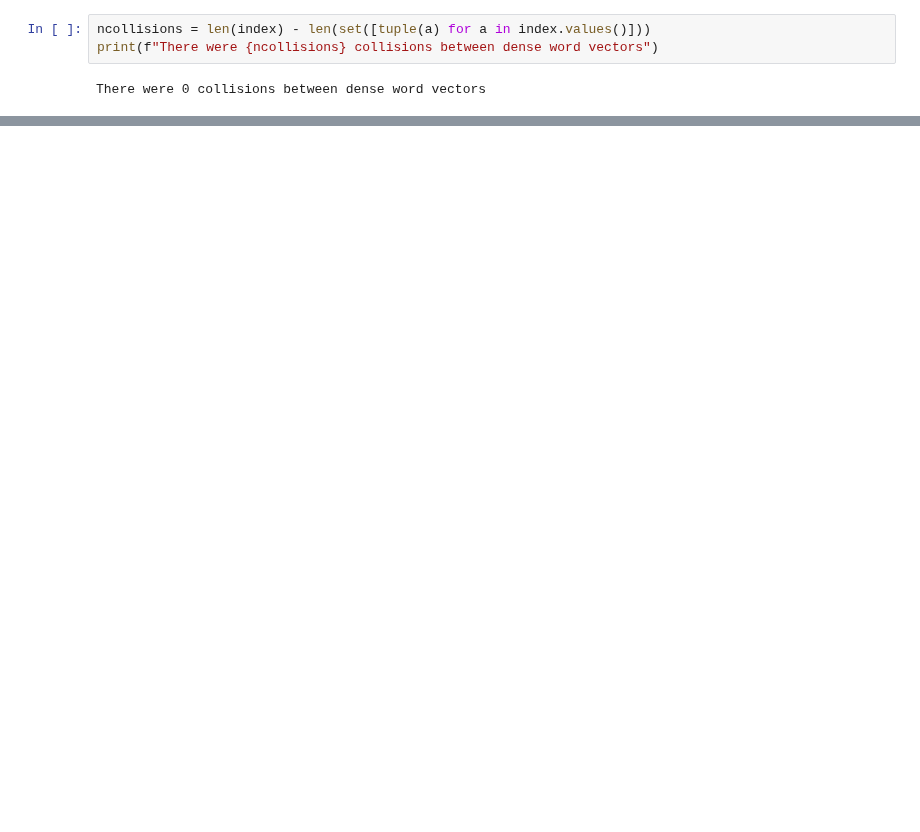
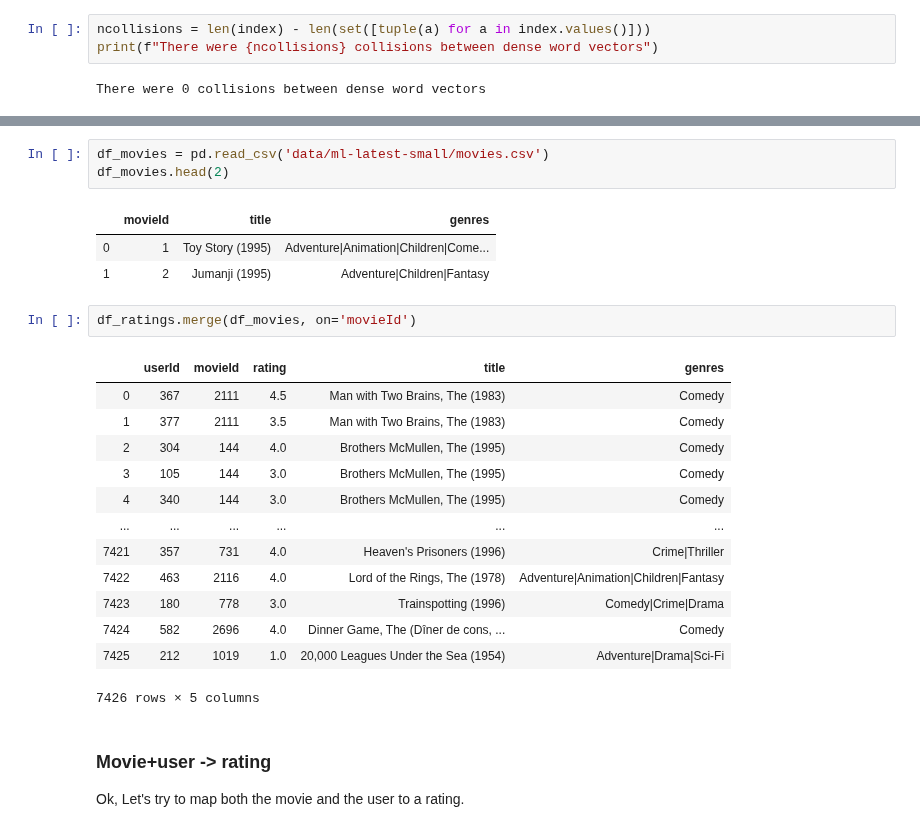
Before and after one commit to parrt/playdl, a Jupyter notebook: mnist/notebooks/word-embeddings.ipynb, the cells around one changed output, grey strips where cells are left out. Drawn from its saved outputs; the diff is of its cells as text; blank space fills up the shorter version.

```diff
--- a/mnist/notebooks/word-embeddings.ipynb
+++ b/mnist/notebooks/word-embeddings.ipynb
@@ -73,0 +319,27 @@ BTW, this also works for embedding of other things like movies/users (from the n
+# %%
+df_movies = pd.read_csv('data/ml-latest-small/movies.csv')
+df_movies.head(2)
+# %% [output]
+|  | movieId | title | genres |
+| 0 | 1 | Toy Story (1995) | Adventure|Animation|Children|Come... |
+| 1 | 2 | Jumanji (1995) | Adventure|Children|Fantasy |
+# %%
+df_ratings.merge(df_movies, on='movieId')
+# %% [output]
+|  | userId | movieId | rating | title | genres |
+| 0 | 367 | 2111 | 4.5 | Man with Two Brains, The (1983) | Comedy |
+| 1 | 377 | 2111 | 3.5 | Man with Two Brains, The (1983) | Comedy |
+| 2 | 304 | 144 | 4.0 | Brothers McMullen, The (1995) | Comedy |
+| 3 | 105 | 144 | 3.0 | Brothers McMullen, The (1995) | Comedy |
+| 4 | 340 | 144 | 3.0 | Brothers McMullen, The (1995) | Comedy |
+| ... | ... | ... | ... | ... | ... |
+| 7421 | 357 | 731 | 4.0 | Heaven's Prisoners (1996) | Crime|Thriller |
+| 7422 | 463 | 2116 | 4.0 | Lord of the Rings, The (1978) | Adventure|Animation|Children|Fantasy |
+| 7423 | 180 | 778 | 3.0 | Trainspotting (1996) | Comedy|Crime|Drama |
+| 7424 | 582 | 2696 | 4.0 | Dinner Game, The (Dîner de cons, ... | Comedy |
+| 7425 | 212 | 1019 | 1.0 | 20,000 Leagues Under the Sea (1954) | Adventure|Drama|Sci-Fi |
+7426 rows × 5 columns
+# %% [markdown]
+### Movie+user -> rating
+
+Ok, Let's try to map both the movie and the user to a rating.
```
Also changed, not shown: parts of 31 cells of this notebook, 1 other file.
